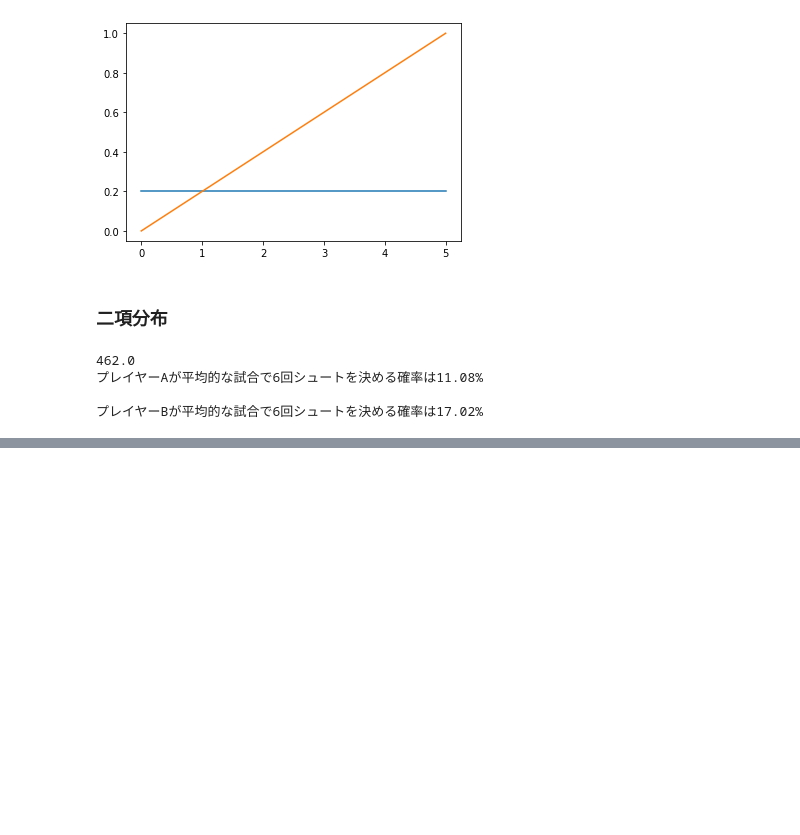
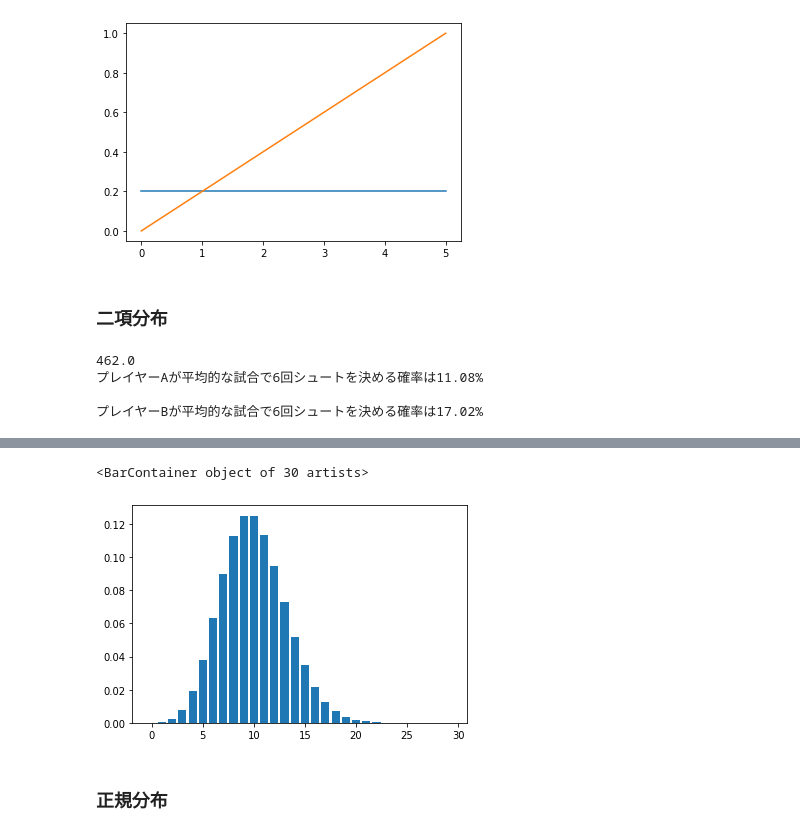
Before and after one commit to fujispooo/datascience, a Jupyter notebook: Lec90-Lec91.ipynb, the cells around one changed output, grey strips where cells are left out. Cells and saved outputs as stored; diff of their text form; code cells hidden in the pictures; blank space fills up the shorter version.

```diff
--- a/Lec90-Lec91.ipynb
+++ b/Lec90-Lec91.ipynb
@@ -108,0 +214,14 @@ print('プレイヤーBが平均的な試合で6回シュートを決める確
+# %%
+# 確率質量関数をプロットしてみましょう。
+
+import numpy as np
+
+# ひとまず、30人のお客さんが来る確率です。理論的には無限大まであり得ます。
+k=np.arange(30)
+
+# 平均は10です。
+lamb = 10
+
+# これで確率を計算できます。
+pmf_pois = poisson.pmf(k,lamb)
+pmf_pois
@@ -108,0 +237,13 @@ print('プレイヤーBが平均的な試合で6回シュートを決める確
+# %%
+
+import matplotlib.pyplot as plt
+import seaborn as sns
+%matplotlib inline
+
+
+plt.bar(k,pmf_pois)
+# %% [output]
+<BarContainer object of 30 artists>
+[figure, added]
+# %% [markdown]
+### 正規分布
```
Also changed, not shown: parts of 10 cells of this notebook.
